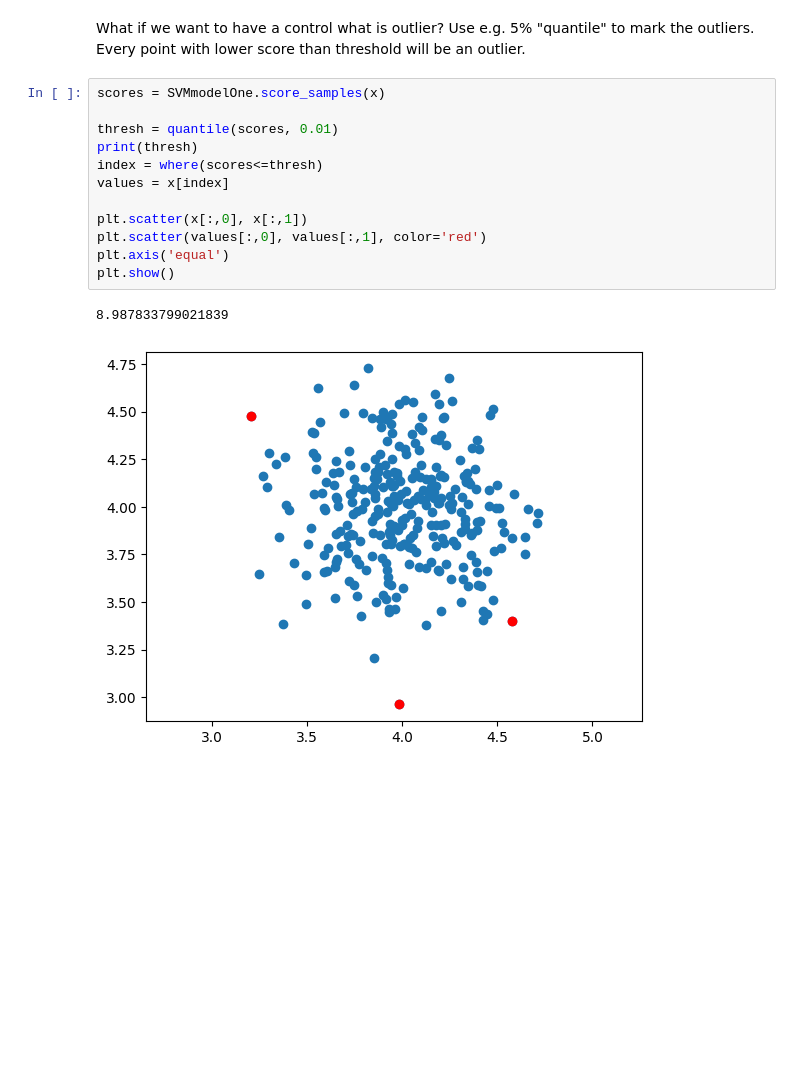
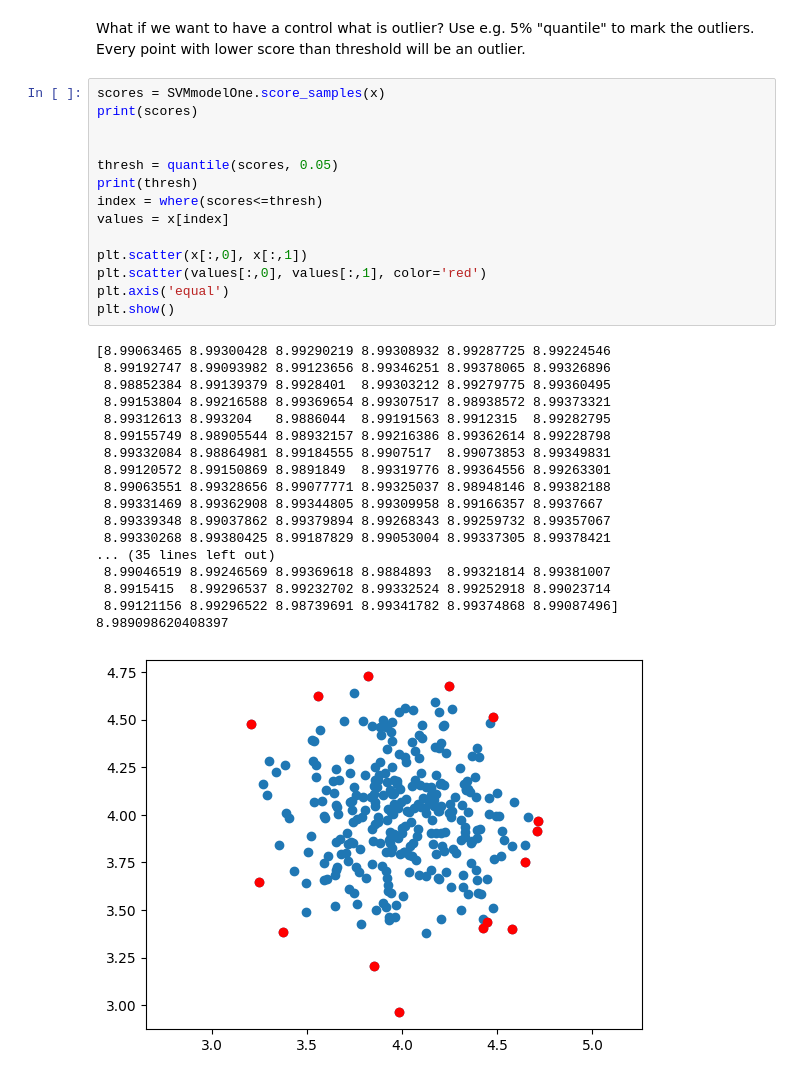
Before and after one commit to JanCipl/MLF, a Jupyter notebook: Lab_03/MPA_MLF_SVM_2students_comments.ipynb, the cells around one changed output. Saved outputs shown, nothing was run; the diff lists cells and outputs as text; blank space fills up the shorter version.

```diff
--- a/Lab_03/MPA_MLF_SVM_2students_comments.ipynb
+++ b/Lab_03/MPA_MLF_SVM_2students_comments.ipynb
@@ -181,16 +180,34 @@ Plot the support vectors:
 What if we want to have a control what is outlier? Use e.g. 5% "quantile" to mark the outliers. Every point with lower score than threshold will be an outlier.
 # %%
 scores = SVMmodelOne.score_samples(x)
+print(scores)
 
-thresh = quantile(scores, 0.01)
+
+thresh = quantile(scores, 0.05)
 print(thresh)
 index = where(scores<=thresh)
 values = x[index]
 
 plt.scatter(x[:,0], x[:,1])
 plt.scatter(values[:,0], values[:,1], color='red')
 plt.axis('equal')
 plt.show()
 # %% [output]
-8.987833799021839
+[8.99063465 8.99300428 8.99290219 8.99308932 8.99287725 8.99224546
+ 8.99192747 8.99093982 8.99123656 8.99346251 8.99378065 8.99326896
+ 8.98852384 8.99139379 8.9928401  8.99303212 8.99279775 8.99360495
+ 8.99153804 8.99216588 8.99369654 8.99307517 8.98938572 8.99373321
+ 8.99312613 8.993204   8.9886044  8.99191563 8.9912315  8.99282795
+ 8.99155749 8.98905544 8.98932157 8.99216386 8.99362614 8.99228798
+ 8.99332084 8.98864981 8.99184555 8.9907517  8.99073853 8.99349831
+ 8.99120572 8.99150869 8.9891849  8.99319776 8.99364556 8.99263301
+ 8.99063551 8.99328656 8.99077771 8.99325037 8.98948146 8.99382188
+ 8.99331469 8.99362908 8.99344805 8.99309958 8.99166357 8.9937667
+ 8.99339348 8.99037862 8.99379894 8.99268343 8.99259732 8.99357067
+ 8.99330268 8.99380425 8.99187829 8.99053004 8.99337305 8.99378421
+... (35 lines left out)
+ 8.99046519 8.99246569 8.99369618 8.9884893  8.99321814 8.99381007
+ 8.9915415  8.99296537 8.99232702 8.99332524 8.99252918 8.99023714
+ 8.99121156 8.99296522 8.98739691 8.99341782 8.99374868 8.99087496]
+8.989098620408397
-[figure, old version]
+[figure, new version]
```
Also changed, not shown: parts of 5 cells of this notebook.
